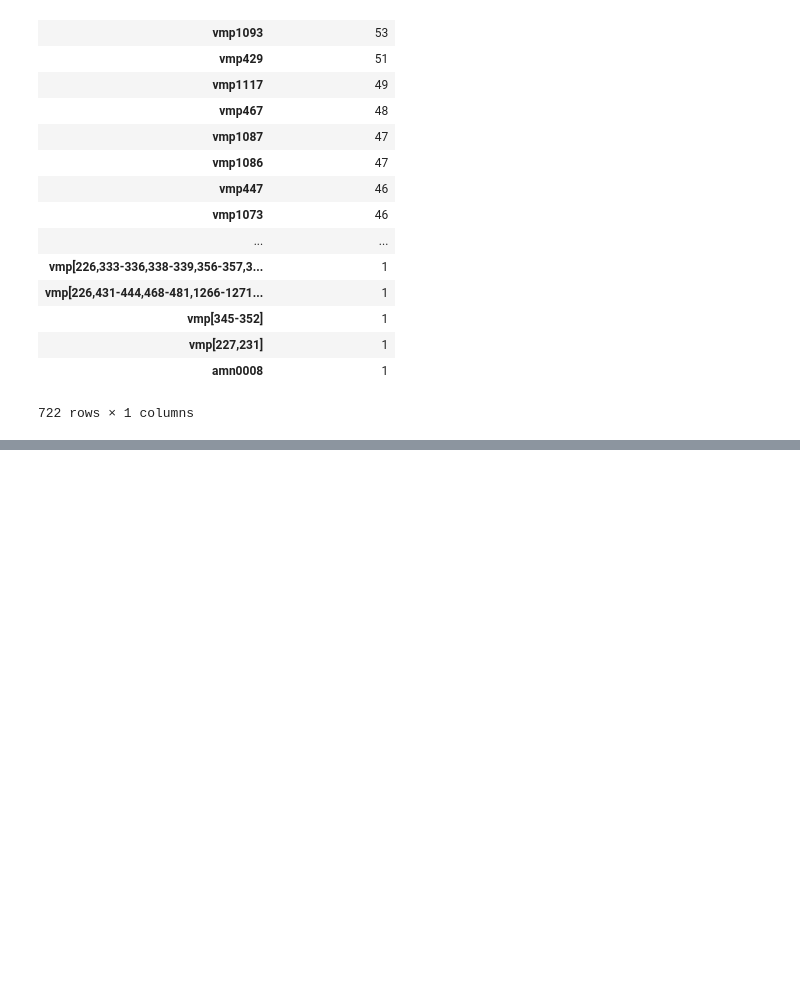
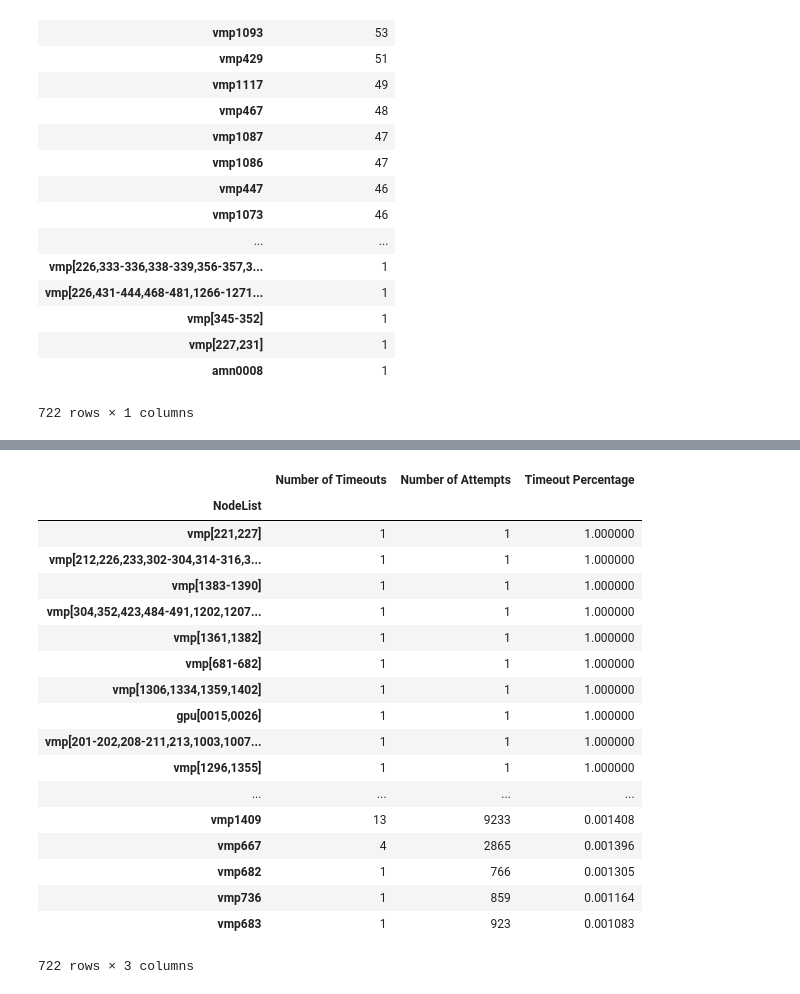
Before and after one commit to alexetalbott/data-question-2-accre-alex, a Jupyter notebook: accre_production.ipynb, the cells around one changed output, grey strips where cells are left out. Cells and saved outputs as stored; diff of their text form; code cells hidden in the pictures; blank space fills up the shorter version.

Commit message:
get timeout percentage

```diff
--- a/accre_production.ipynb
+++ b/accre_production.ipynb
@@ -172,3 +172,7 @@ node_timeout_totals.sort_values('Number of Timeouts',ascending=False)
 | vmp[227,231] | 1 |
 | amn0008 | 1 |
 722 rows × 1 columns
+# %%
+node_attempt_totals = accre['JobID'].groupby(accre['NodeList']).agg('count').sort_values().to_frame()
+node_attempt_totals = node_attempt_totals.rename({"JobID":"Number of Attempts"},axis=1)
+print(node_attempt_totals)
@@ -174,0 +197,27 @@ node_timeout_totals.sort_values('Number of Timeouts',ascending=False)
+# %%
+timeout_percentage = pd.merge(node_timeout_totals,node_attempt_totals,on="NodeList",how="left")
+# %%
+timeout_percentage['Timeout Percentage'] = timeout_percentage['Number of Timeouts']/timeout_percentage['Number of Attempts']
+# %%
+timeout_percentage = timeout_percentage.sort_values(by="Timeout Percentage",ascending=False)
+timeout_percentage
+# %% [output]
+|  | Number of Timeouts | Number of Attempts | Timeout Percentage |
+| NodeList |  |  |  |
+| vmp[221,227] | 1 | 1 | 1.000000 |
+| vmp[212,226,233,302-304,314-316,3... | 1 | 1 | 1.000000 |
+| vmp[1383-1390] | 1 | 1 | 1.000000 |
+| vmp[304,352,423,484-491,1202,1207... | 1 | 1 | 1.000000 |
+| vmp[1361,1382] | 1 | 1 | 1.000000 |
+| vmp[681-682] | 1 | 1 | 1.000000 |
+| vmp[1306,1334,1359,1402] | 1 | 1 | 1.000000 |
+| gpu[0015,0026] | 1 | 1 | 1.000000 |
+| vmp[201-202,208-211,213,1003,1007... | 1 | 1 | 1.000000 |
+| vmp[1296,1355] | 1 | 1 | 1.000000 |
+| ... | ... | ... | ... |
+| vmp1409 | 13 | 9233 | 0.001408 |
+| vmp667 | 4 | 2865 | 0.001396 |
+| vmp682 | 1 | 766 | 0.001305 |
+| vmp736 | 1 | 859 | 0.001164 |
+| vmp683 | 1 | 923 | 0.001083 |
+722 rows × 3 columns
```
Also changed, not shown: parts of 1 cell of this notebook.
